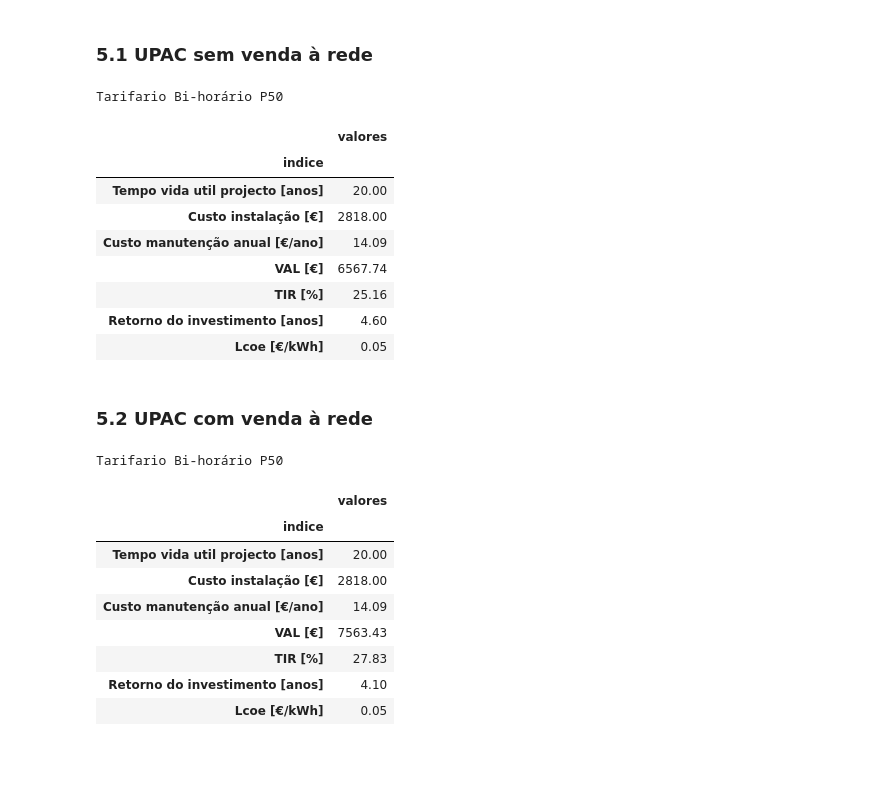
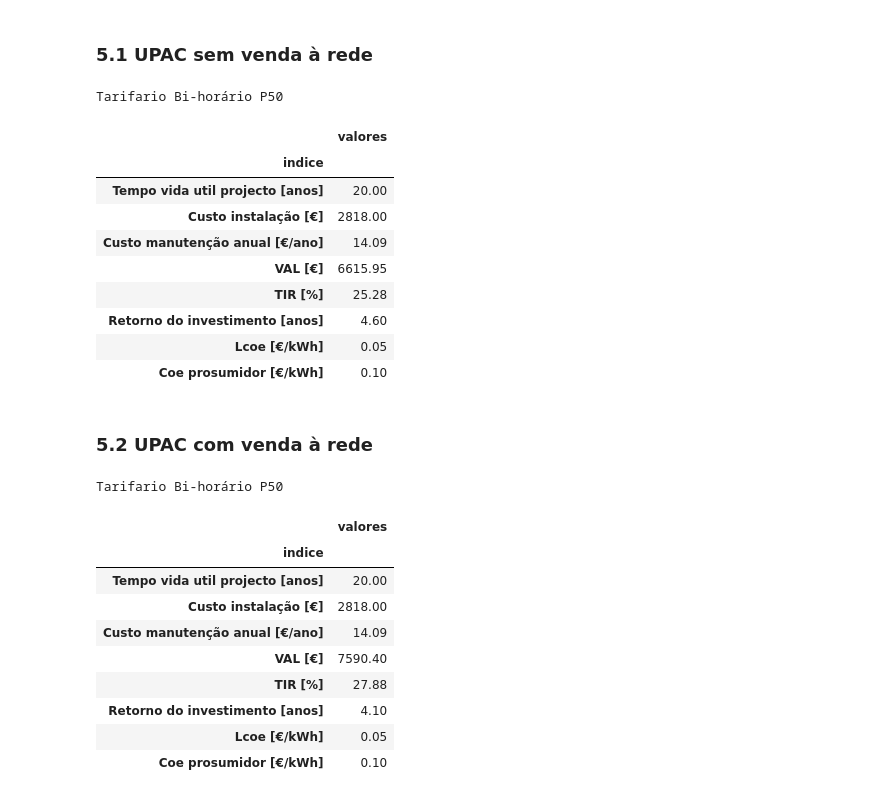
Before and after one commit to mig-l-f/ao-sol, a Jupyter notebook: docs/exemplos/Analise_UPAC.ipynb, the cells around one changed output. Cells and saved outputs as stored; diff of their text form; code cells hidden in the pictures; blank space fills up the shorter version.

```diff
--- a/docs/exemplos/Analise_UPAC.ipynb
+++ b/docs/exemplos/Analise_UPAC.ipynb
@@ -40,11 +40,11 @@ ano_producao = 2023 # converter as datas de producao para este ano
 # Opcoes API PVGIS
 inicio_ano_pvgis = 2005
 fim_ano_pvgis = 2023 # PVGIS-SARAH3 na V5.3 (2005-2023)
-lat = 40.280  # Covilha
+lat = 40.280         # Covilha
 lon = -7.504
-inclinacao = 30
-azimute = 0.0 # azimute = 180 + x; 0 = Sul
-perdas = 14 # %
+inclinacao = 45      # maior preponderancia inverno, acima 30º
+azimute = 0.0        # azimute = 180 + x; 0 = Sul
+perdas = 14          # %
 eficiencia_inversor = 0.96
 
 # =====================
@@ -52,14 +52,14 @@ eficiencia_inversor = 0.96
 # =====================
 analise_com_bateria = False
 capacidade_bat = 1.2 # kWh
-soc_min = 20 # limite maximo descarregamento em %
-soc_max = 80 # limite maximo carregamento em %
+soc_min = 0.2        # limite maximo descarregamento em frac
+soc_max = 0.8        # limite maximo carregamento em frac
 
 # =====================
 # Analise poupanca anual
 # =====================
 ano_tarifario = 2023
-simples_kwh = 0.0 # simples
+simples_kwh = 0.1465 # simples
 bihorario_fora_vazio_kwh = 0.1751
 bihorario_vazio_kwh = 0.1001
 trihorario_ponta_kwh = 0.0
@@ -82,11 +82,9 @@ taxa_degradacao_sistema = 0.7 # %/ano
 taxa_inflacao = 2.0 # %/ano
 
 # Custos do projecto
-#total = 1500 # €
-# investimento_estimado = pv + instalacao + outros_custos
-custo_pv = 2218 # 60% material
-custo_instalacao = 450 # 30% instalacao
-outros_custos = 150 # 10% outros custos
+custo_pv = 2218         # Kit autoconsumo telhado inclinado
+custo_instalacao = 450  # custo instalação
+outros_custos = 150     # medidor consumo
 # custo manutencao anual como percentagem do investimento
 perc_custo_manutencao = 0.5 # em %
 # apoio estatal (fundo ambiental)
@@ -271,18 +273,19 @@ Calcular indicadores financeiros para o tempo de vida do projecto.
 
 * Tempo retorno projecto
 # %%
-investimento_estimado = custo_pv + custo_instalacao + outros_custos
+invest_pv = custo_pv + custo_instalacao + outros_custos
+invest_bat = 0
 
 # Custo de manutencao anual
-custo_manutencao = investimento_estimado * (perc_custo_manutencao / 100)
+custo_manutencao = invest_pv * (perc_custo_manutencao / 100)
 
 # Apoio fundo ambiental
 apoio = 0
 if considerar_apoio:
-   apoio = min(investimento_estimado*(perc_apoio/100), apoio_max)
-   investimento_estimado = investimento_estimado - apoio
+   apoio = min(invest_pv*(perc_apoio/100), apoio_max)
+   invest_pv = invest_pv - apoio
 
-print(f"Investimeto total = {investimento_estimado:.2f} €")
+print(f"Investimeto total = {invest_pv:.2f} €")
 print(f"Custos OM = {custo_manutencao:.2f} €/ano")
 # %% [output]
 Investimeto total = 2818.00 €
@@ -292,34 +295,35 @@ Custos OM = 14.09 €/ano
 # %%
 cols = ['consumo', 'consumo_rede']
 
-#indicadores_financas_simples, cf_simples = af.analise_financeira_projecto_faturas(energia, investimento_estimado, custo_manutencao, taxa_actualizacao, ano_0, tempo_vida, taxa_degradacao_sistema, taxa_inflacao, ape.Tarifario.Simples, precos_energia, False, cols, indicadores)
+#indicadores_financas_simples, cf_simples = af.analise_financeira_projecto_faturas(energia, invest_pv, 0, perc_custo_manutencao, taxa_actualizacao, ano_0, tempo_vida, taxa_degradacao_sistema, taxa_inflacao, ape.Tarifario.Simples, precos_energia, False, cols, indicadores)
 #simples_style = indicadores_financas_simples.as_frame().style.format("{:.2f}").set_caption('Tarifario Simples P50').set_table_attributes("style='display:inline'")
 
-indicadores_financas_bihorario, _ = af.analise_financeira_projecto_faturas(energia, investimento_estimado, custo_manutencao, taxa_actualizacao, ano_0, tempo_vida, taxa_degradacao_sistema, taxa_inflacao, ape.Tarifario.Bihorario, precos_energia, False, cols, indicadores)
+indicadores_financas_bihorario, _ = af.analise_financeira_projecto_faturas(energia, invest_pv, 0, perc_custo_manutencao, taxa_actualizacao, ano_0, tempo_vida, taxa_degradacao_sistema, taxa_inflacao, ape.Tarifario.Bihorario, precos_energia, False, cols, indicadores)
 bihorario_style = indicadores_financas_bihorario.as_frame().style.format("{:.2f}").set_caption('Tarifario Bi-horário P50').set_table_attributes("style='display:inline'")
 
-#indicadores_financas_trihorario, _ = af.analise_financeira_projecto_faturas(energia, investimento_estimado, custo_manutencao, taxa_actualizacao, ano_0, tempo_vida, taxa_degradacao_sistema, taxa_inflacao, ape.Tarifario.Trihorario, precos_energia, False, cols, indicadores)
+#indicadores_financas_trihorario, _ = af.analise_financeira_projecto_faturas(energia, invest_pv, 0, perc_custo_manutencao, taxa_actualizacao, ano_0, tempo_vida, taxa_degradacao_sistema, taxa_inflacao, ape.Tarifario.Trihorario, precos_energia, False, cols, indicadores)
 #trihorario_style = indicadores_financas_trihorario.as_frame().style.format("{:.2f}").set_caption('Tarifario Tri-horário P50').set_table_attributes("style='display:inline'")
 
 # display todos
 #display_html(simples_style._repr_html_() + bihorario_style._repr_html_() + trihorario_style._repr_html_(), raw=True)
 # so simples
 #display_html(simples_style._repr_html_(), raw=True)
 # so bihorario
 display_html(bihorario_style._repr_html_(), raw=True)
 # so trihorario
 #display_html(trihorario_style._repr_html_(), raw=True)
 # %% [output]
 Tarifario Bi-horário P50
 |  | valores |
 | indice |  |
 | Tempo vida util projecto [anos] | 20.00 |
 | Custo instalação [€] | 2818.00 |
 | Custo manutenção anual [€/ano] | 14.09 |
-| VAL [€] | 6567.74 |
-| TIR [%] | 25.16 |
+| VAL [€] | 6615.95 |
+| TIR [%] | 25.28 |
 | Retorno do investimento [anos] | 4.60 |
 | Lcoe [€/kWh] | 0.05 |
+| Coe prosumidor [€/kWh] | 0.10 |
 # %% [markdown]
 ### 5.2 UPAC com venda à rede
 # %%
@@ -327,13 +331,13 @@ cols = ['consumo', 'consumo_rede', 'injeccao_rede']
 cols_p90 = ['consumo', 'consumo_rede_p90', 'injeccao_rede_p90']
 
 # custos tarifario simples
-#indicadores_financas_simples, cf_simples = af.analise_financeira_projecto_faturas(energia, investimento_estimado, custo_manutencao, taxa_actualizacao, ano_0, tempo_vida, taxa_degradacao_sistema, taxa_inflacao, ape.Tarifario.Simples, precos_energia, True, cols, indicadores)
+#indicadores_financas_simples, cf_simples = af.analise_financeira_projecto_faturas(energia, invest_pv, 0, perc_custo_manutencao, taxa_actualizacao, ano_0, tempo_vida, taxa_degradacao_sistema, taxa_inflacao, ape.Tarifario.Simples, precos_energia, True, cols, indicadores)
 #simples_style = indicadores_financas_simples.as_frame().style.format("{:.2f}").set_caption('Tarifario Simples P50').set_table_attributes("style='display:inline'")
 
-indicadores_financas_bihorario, cf_bihorario = af.analise_financeira_projecto_faturas(energia, investimento_estimado, custo_manutencao, taxa_actualizacao, ano_0, tempo_vida, taxa_degradacao_sistema, taxa_inflacao, ape.Tarifario.Bihorario, precos_energia, True, cols, indicadores)
+indicadores_financas_bihorario, cf_bihorario = af.analise_financeira_projecto_faturas(energia, invest_pv, 0, perc_custo_manutencao, taxa_actualizacao, ano_0, tempo_vida, taxa_degradacao_sistema, taxa_inflacao, ape.Tarifario.Bihorario, precos_energia, True, cols, indicadores)
 bihorario_style = indicadores_financas_bihorario.as_frame().style.format("{:.2f}").set_caption('Tarifario Bi-horário P50').set_table_attributes("style='display:inline'")
 
-#indicadores_financas_trihorario, _ = af.analise_financeira_projecto_faturas(energia, investimento_estimado, custo_manutencao, taxa_actualizacao, ano_0, tempo_vida, taxa_degradacao_sistema, taxa_inflacao, ape.Tarifario.Trihorario, precos_energia, True, cols, indicadores)
+#indicadores_financas_trihorario, _ = af.analise_financeira_projecto_faturas(energia, invest_pv, 0, perc_custo_manutencao, taxa_actualizacao, ano_0, tempo_vida, taxa_degradacao_sistema, taxa_inflacao, ape.Tarifario.Trihorario, precos_energia, True, cols, indicadores)
 #trihorario_style = indicadores_financas_trihorario.as_frame().style.format("{:.2f}").set_caption('Tarifario Tri-horário P50').set_table_attributes("style='display:inline'")
 
 # display todos
@@ -351,7 +355,8 @@ Tarifario Bi-horário P50
 | Tempo vida util projecto [anos] | 20.00 |
 | Custo instalação [€] | 2818.00 |
 | Custo manutenção anual [€/ano] | 14.09 |
-| VAL [€] | 7563.43 |
-| TIR [%] | 27.83 |
+| VAL [€] | 7590.40 |
+| TIR [%] | 27.88 |
 | Retorno do investimento [anos] | 4.10 |
 | Lcoe [€/kWh] | 0.05 |
+| Coe prosumidor [€/kWh] | 0.10 |
```
Also changed, not shown: parts of 6 cells of this notebook, 18 other files.
